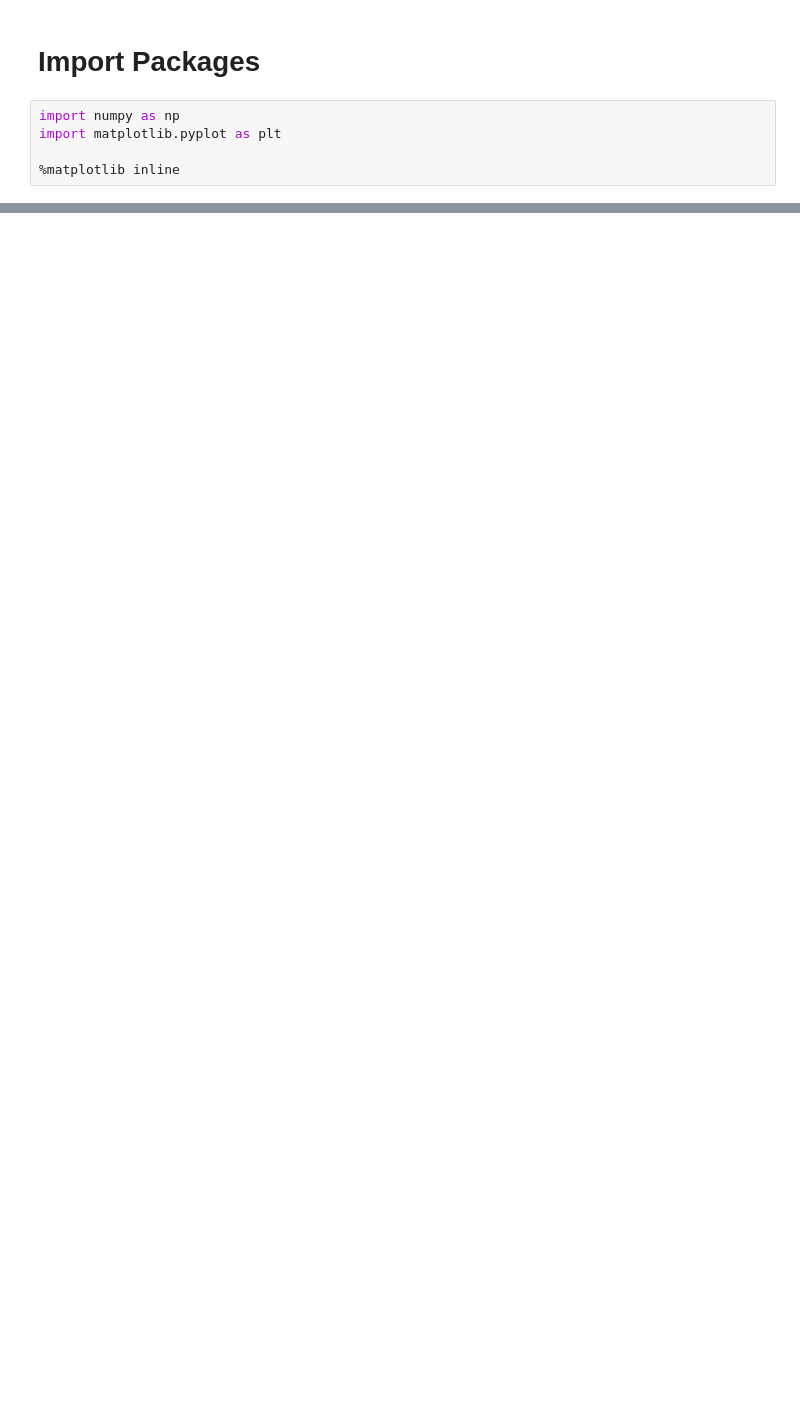
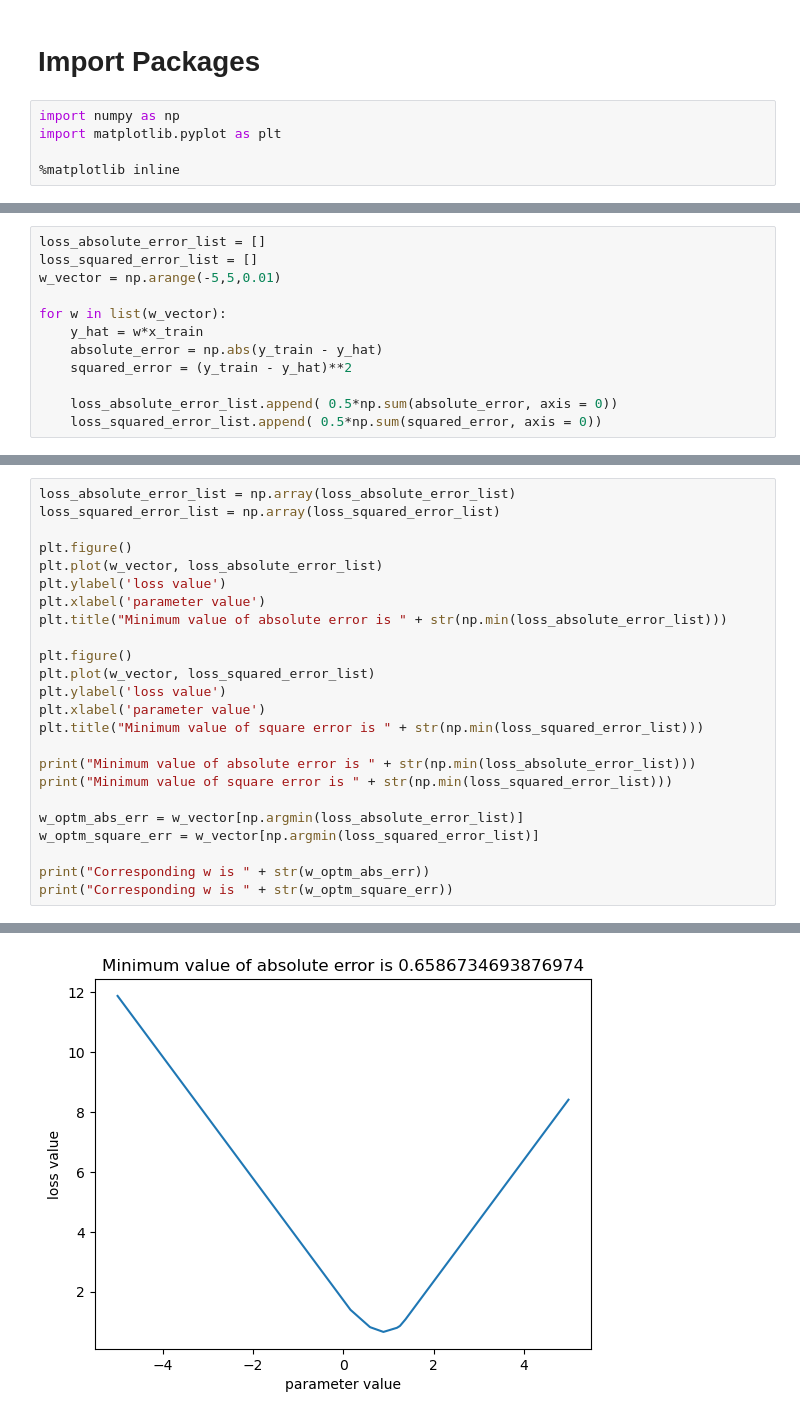
Before and after one commit to Navid-Ziaei/DeepLearningCourse, a Jupyter notebook: Week1/Regression_task.ipynb, the cells around one changed output, grey strips where cells are left out. Drawn from its saved outputs; the diff is of its cells as text; blank space fills up the shorter version.

```diff
--- a/Week1/Regression_task.ipynb
+++ b/Week1/Regression_task.ipynb
@@ -35,0 +60,12 @@ Text(0, 0.5, 'Normalized y1')
+# %%
+loss_absolute_error_list = []
+loss_squared_error_list = []
+w_vector = np.arange(-5,5,0.01)
+
+for w in list(w_vector):
+    y_hat = w*x_train
+    absolute_error = np.abs(y_train - y_hat)
+    squared_error = (y_train - y_hat)**2
+
+    loss_absolute_error_list.append( 0.5*np.sum(absolute_error, axis = 0))
+    loss_squared_error_list.append( 0.5*np.sum(squared_error, axis = 0))
@@ -35,0 +75,25 @@ Text(0, 0.5, 'Normalized y1')
+# %%
+loss_absolute_error_list = np.array(loss_absolute_error_list)
+loss_squared_error_list = np.array(loss_squared_error_list)
+
+plt.figure()
+plt.plot(w_vector, loss_absolute_error_list)
+plt.ylabel('loss value')
+plt.xlabel('parameter value')
+plt.title("Minimum value of absolute error is " + str(np.min(loss_absolute_error_list)))
+
+plt.figure()
+plt.plot(w_vector, loss_squared_error_list)
+plt.ylabel('loss value')
+plt.xlabel('parameter value')
+plt.title("Minimum value of square error is " + str(np.min(loss_squared_error_list)))
+
+print("Minimum value of absolute error is " + str(np.min(loss_absolute_error_list)))
+print("Minimum value of square error is " + str(np.min(loss_squared_error_list)))
+
+w_optm_abs_err = w_vector[np.argmin(loss_absolute_error_list)]
+w_optm_square_err = w_vector[np.argmin(loss_squared_error_list)]
+
+print("Corresponding w is " + str(w_optm_abs_err))
+print("Corresponding w is " + str(w_optm_square_err))
+# %% [output]
@@ -35,0 +104 @@ Text(0, 0.5, 'Normalized y1')
+[figure, added]
```
Also changed, not shown: parts of 22 cells of this notebook.
